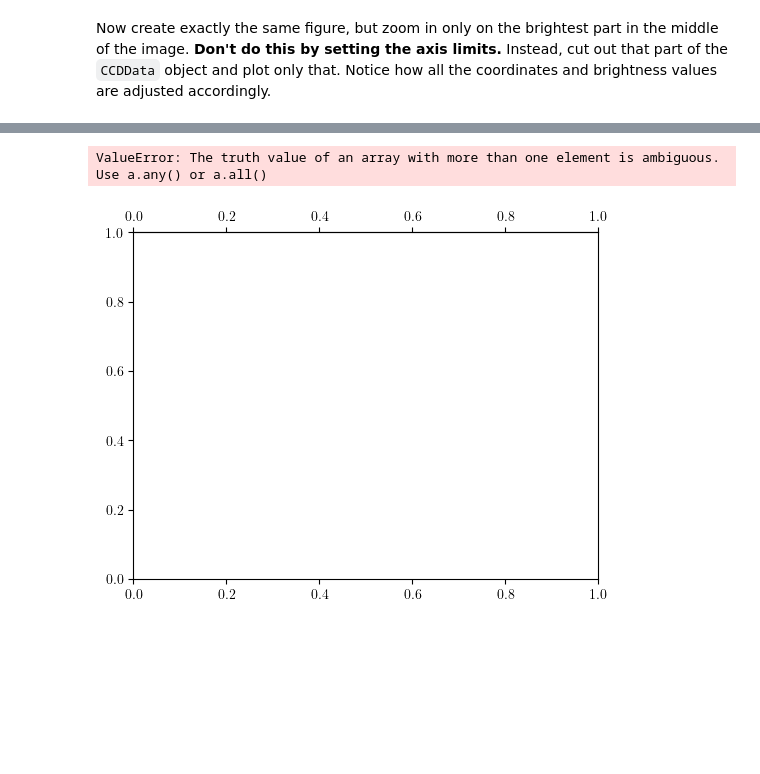
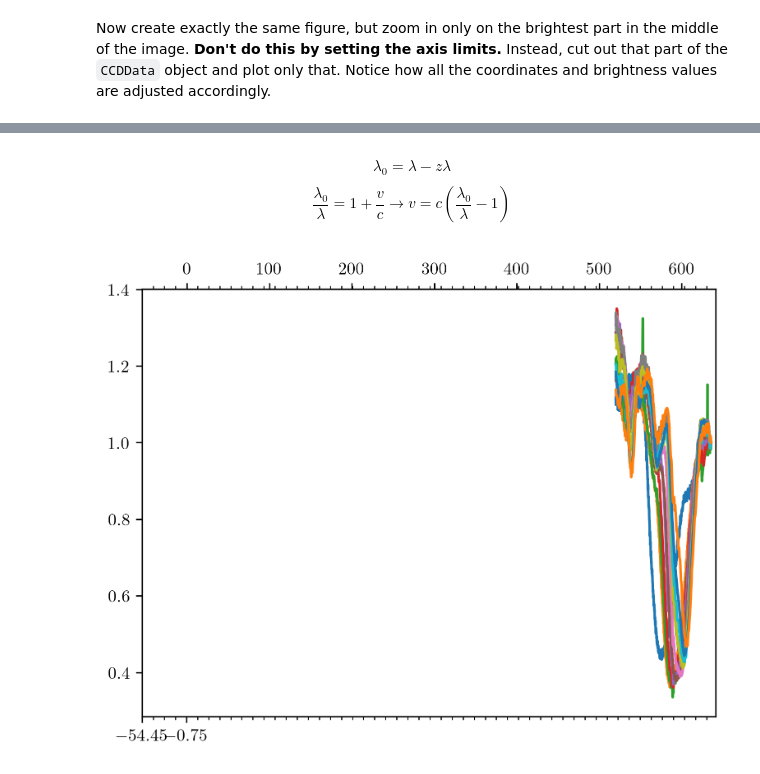
Before and after one commit to ASTR154/data-visualization, a Jupyter notebook: data-visualization.ipynb, the cells around one changed output, grey strips where cells are left out. Cells and saved outputs as stored; diff of their text form; code cells hidden in the pictures; blank space fills up the shorter version.

Commit message:
Can't figure out setting top ticks separately from bottom ticks without destroying the scale.

```diff
--- a/data-visualization.ipynb
+++ b/data-visualization.ipynb
@@ -114,33 +113,47 @@ from astropy.table import Table
 from astropy import constants as const
 from glob import glob
 import numpy as np
+# %% [markdown]
+$$\lambda_0 = \lambda - z\lambda$$
+$$\frac{\lambda_0}{\lambda}=1+\frac{v}{c} \rightarrow v=c(\frac{\lambda_0}{\lambda}-1)$$
 # %%
 # create a figure with a single blank axes object
-fig, ax = plt.subplots(figsize=(6., 4.5))
+fig, ax = plt.subplots(figsize=(6., 4.5), dpi=300)
 
 # create an upper x-axis that shares the same y-axis
 ax.secondary_xaxis('top')
 
 # find all the filenames in that directory and sort them alphabetically
 filenames = sorted(glob('SN2021aefx_early_spectra/*'))
 
 # plot the data in each spectrum file
+z = 0.005017
 for fn in filenames:
-    data = Table.read(fn, names=['Rest Wavelength', 'Flux'], format='ascii')
-    wavelength_mask = 5200. < data['Rest Wavelength'] < 6400.
-    data = data[wavelength_mask]
-    ax.plot(data['Rest Wavelength'], data['Flux'])
-    break
+    data = Table.read(fn, names=['Wavelength', 'Flux'], format='ascii')  #read data
+
+    data['Wavelength'] *= u.Angstrom  #set wavelength units
+    data['Wavelength'] = data['Wavelength'].to(u.nm)  #convert to nm
+
+    data['Wavelength'] -= z*data['Wavelength']
+
+    data = data[(520. < data['Wavelength']) & (data['Wavelength'] < 635.6)]  #slice to desired range
+
+    data['Flux'] /= data['Flux'][-1] #scale around λ_rest = 635.5 (our max value) (now unitless)
+
+    ax.plot(data['Wavelength'], data['Flux'])
+
 
 # format lower x-axis and y-axis
-
+#v_range = (const.c * (data['Wavelength']/(data['Wavelength'][-1]*u.nm) - 1)).to_value()/1e6
+#ax.set_xticks([v_range[i] for i in range(len(v_range)) if (i%500 == 0)])
+ax.xaxis.minorticks_on()
+ax.xaxis.set_tick_params(which='minor', top=True)
 # format upper x-axis
 
 # add text annotations
 
 # remove padding around axes in figure
 
 # save the results
 # %% [output]
-ValueError: The truth value of an array with more than one element is ambiguous. Use a.any() or a.all()
-[figure, old version]
+[figure, new version]
```
Also changed, not shown: parts of 2 cells of this notebook.
